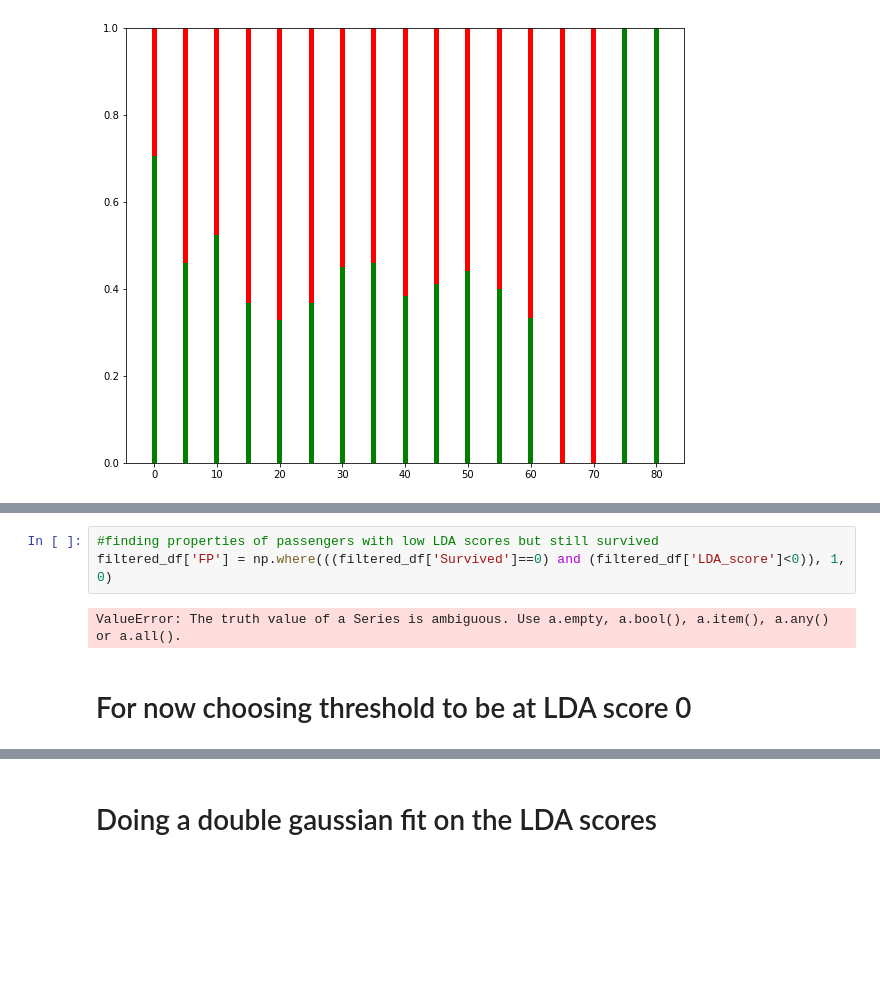
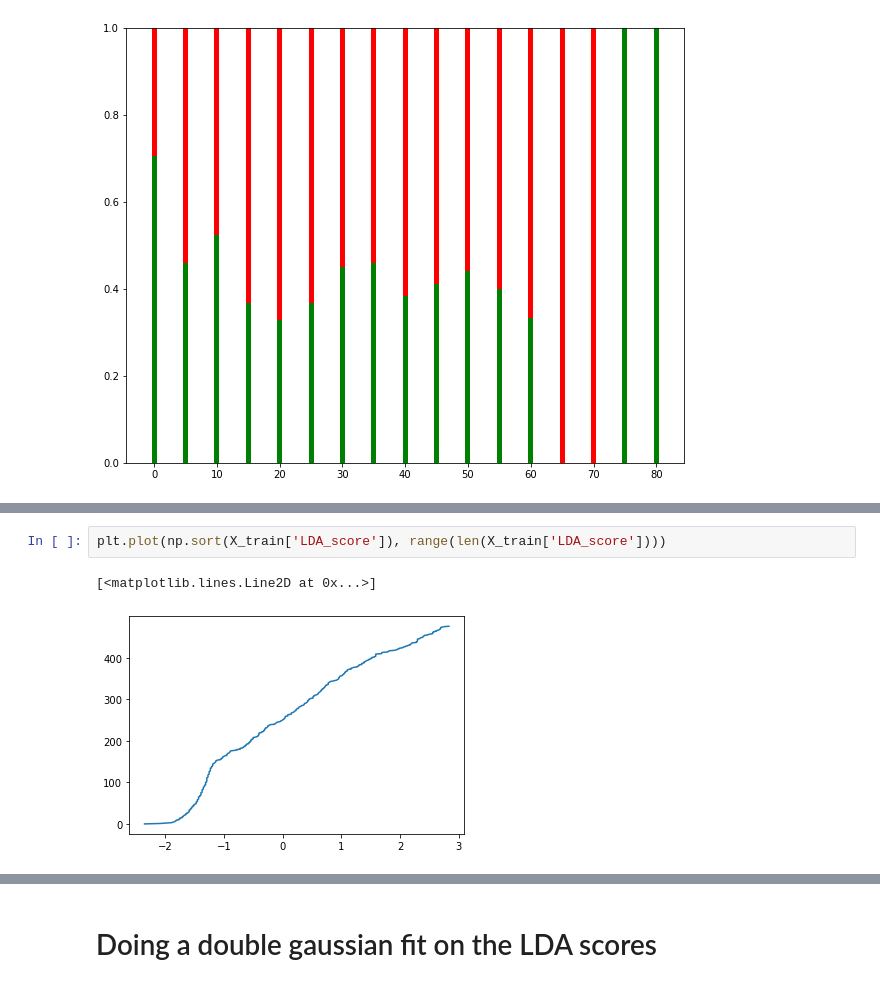
Before and after one commit to gshikhri/kaggle-titanic, a Jupyter notebook: kaggle-titanic.ipynb, the cells around one changed output, grey strips where cells are left out. Cells and saved outputs as stored; diff of their text form; blank space fills up the shorter version.

```diff
--- a/kaggle-titanic.ipynb
+++ b/kaggle-titanic.ipynb
@@ -187,7 +176,5 @@ ax.legend()
-# %%
-#finding properties of passengers with low LDA scores but still survived
-filtered_df['FP'] = np.where(((filtered_df['Survived']==0) and (filtered_df['LDA_score']<0)), 1, 0)
-# %% [output]
-ValueError: The truth value of a Series is ambiguous. Use a.empty, a.bool(), a.item(), a.any() or a.all().
-# %% [markdown]
-# For now choosing threshold to be at LDA score 0
+# %%
+plt.plot(np.sort(X_train['LDA_score']), range(len(X_train['LDA_score'])))
+# %% [output]
+[<matplotlib.lines.Line2D at 0x...>]
+[figure, added]
```
Also changed, not shown: parts of 14 cells of this notebook, 3 other files.
